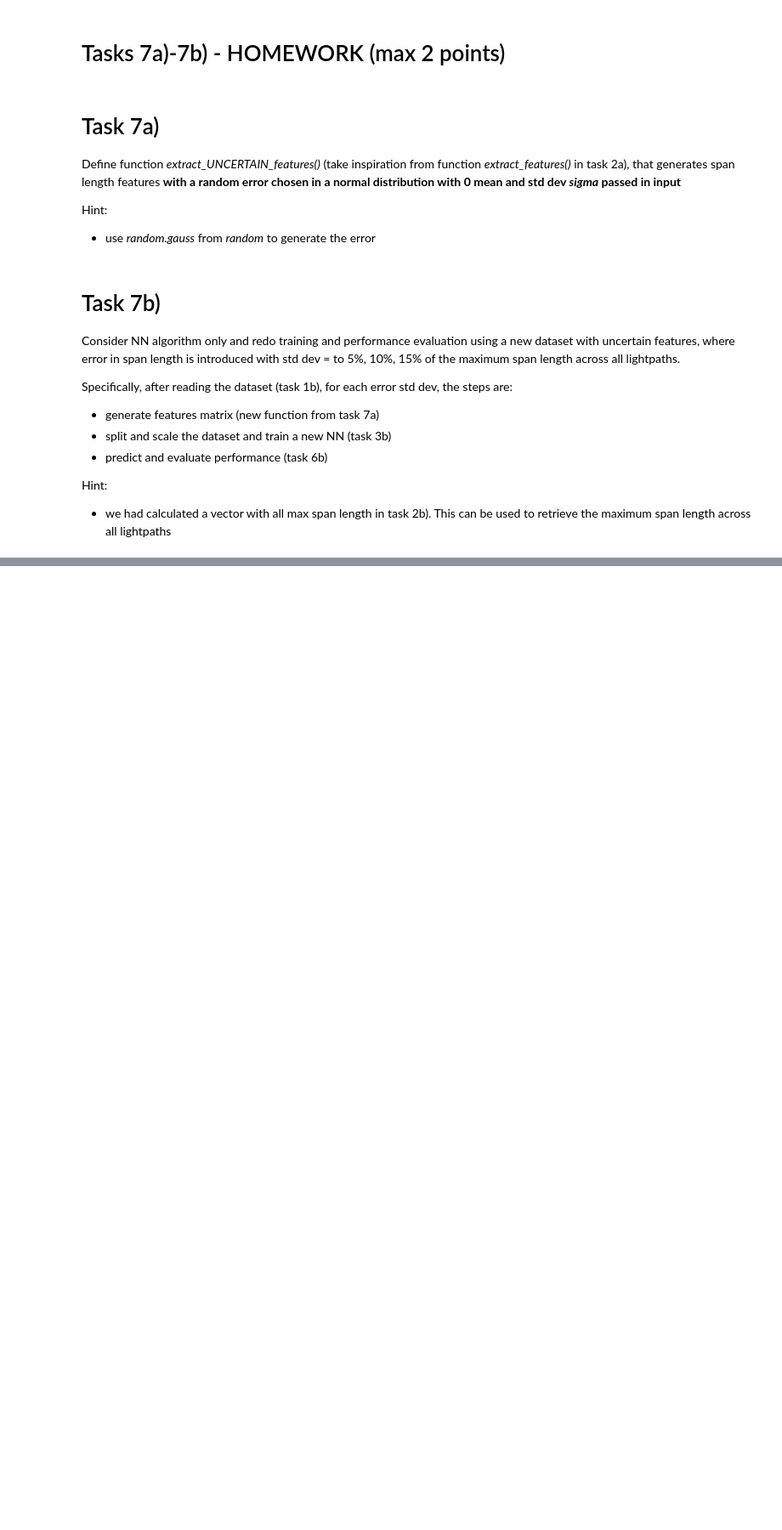
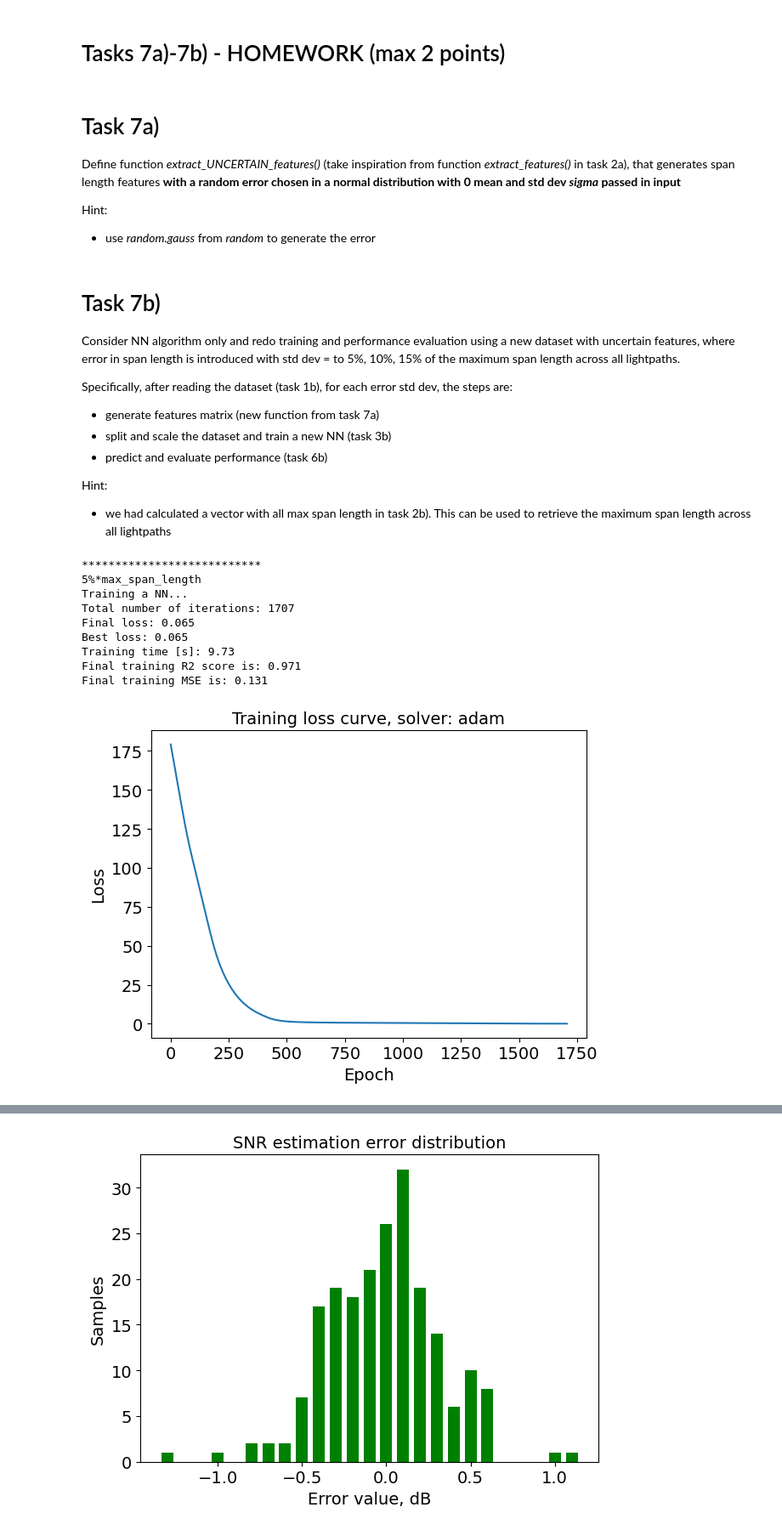
Before and after one commit to FoadZahediLabaf/NDA-Labs, a Jupyter notebook: QoT_Estimation/QoT_estimation_v2026.ipynb, the cells around one changed output, grey strips where cells are left out. Shown at 85% size. Saved outputs shown, nothing was run; the diff lists cells and outputs as text; code cells hidden in the pictures; blank space fills up the shorter version.

Commit message:
task 7 completed

```diff
--- a/QoT_Estimation/QoT_estimation_v2026.ipynb
+++ b/QoT_Estimation/QoT_estimation_v2026.ipynb
@@ -950,8 +978,74 @@ Hint:
 # %%
 new_datafile = 'SNR_dataset_0.25dB_per_km.txt'
 
 #F: Task 1b)
 new_spans, new_interferers, new_snr_values = read_dataset(new_datafile)
 
 new_y = np.array(new_snr_values)
+
 ############# ADD YOUR CODE BELOW #############
+
+#F: maximum span length across all lightpaths
+max_span_length = max([max(span_len_vect) for span_len_vect in new_spans])
+
+uncertainty_levels = [0.05, 0.10, 0.15]
+random.seed(42)
+np.random.seed(42)
+
+for uncertainty in uncertainty_levels:
+
+    #F: fix the random seed to make results reproducible
+
+
+    span_length_std = uncertainty * max_span_length
+
+    print('***************************')
+    print('{}%*max_span_length'.format(int(uncertainty * 100)))
+
+    #F: generate features with uncertain span lengths
+    X_uncertain = extract_UNCERTAIN_features(
+        new_spans,
+        new_interferers,
+        span_length_std
+    )
+
+    #F: split dataset as in Task 3b
+    X_train_uncertain, X_test_uncertain, y_train_uncertain, y_test_uncertain = train_test_split(
+        X_uncertain,
+        new_y,
+        test_size=0.2,
+        shuffle=True,
+        random_state=42
+    )
+
+    #F: scale dataset without data leakage
+    scaler_uncertain = StandardScaler()
+    X_train_uncertain = scaler_uncertain.fit_transform(X_train_uncertain)
+    X_test_uncertain = scaler_uncertain.transform(X_test_uncertain)
+
+    #F: train NN only, as requested in Task 7b
+    NNregr_uncertain, train_duration_uncertain = train_NN(
+        X_train_uncertain,
+        y_train_uncertain,
+        activation,
+        neurons,
+        layers,
+        'adam'
+    )
+
+    #F: predict and evaluate performance
+    y_predicted_uncertain = NNregr_uncertain.predict(X_test_uncertain)
+
+    print('***************************')
+    perf_eval(y_test_uncertain, y_predicted_uncertain)
+# %% [output]
+***************************
+5%*max_span_length
+Training a NN...
+Total number of iterations: 1707
+Final loss: 0.065
+Best loss: 0.065
+Training time [s]: 9.73
+Final training R2 score is: 0.971
+Final training MSE is: 0.131
+[figure, added]
@@ -957,0 +1069 @@ new_y = np.array(new_snr_values)
+[figure, added]
```
Also changed, not shown: parts of 5 cells of this notebook.
